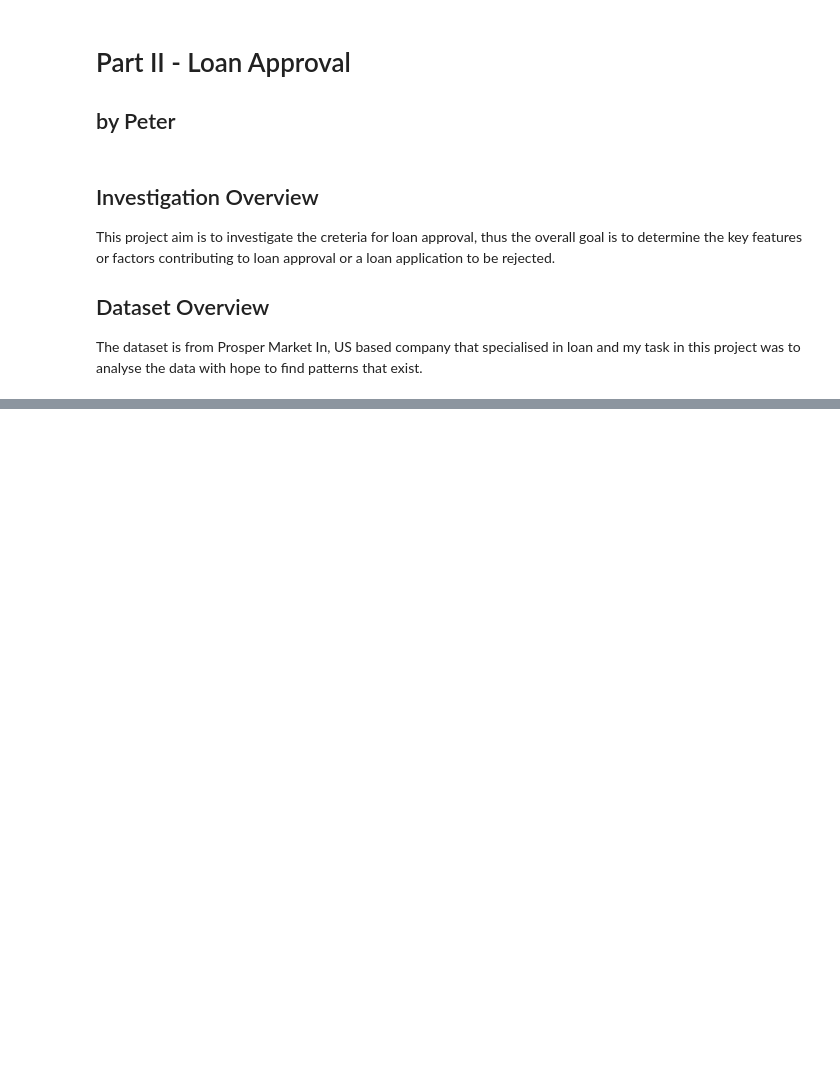
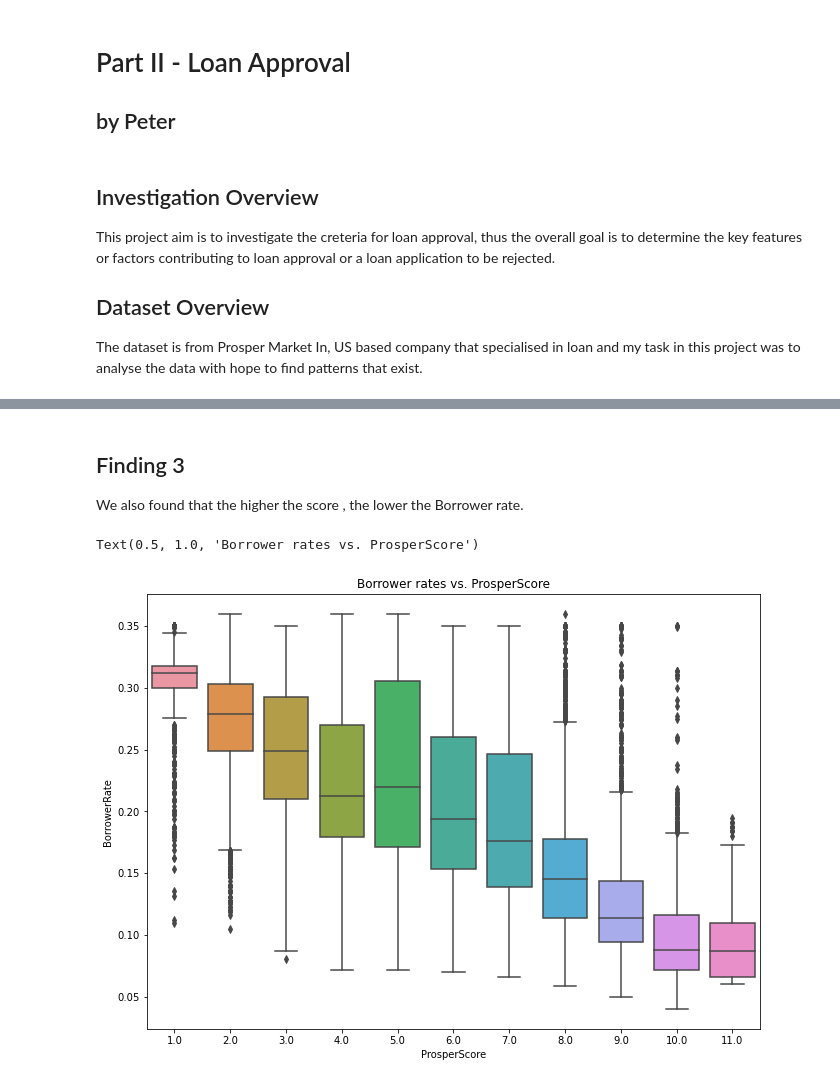
Before and after one commit to iampeterndumba/Loan-Approval, a Jupyter notebook: Bank Loan/Part_II_slide_deck.ipynb, the cells around one changed output, grey strips where cells are left out. Drawn from its saved outputs; the diff is of its cells as text; code cells hidden in the pictures; blank space fills up the shorter version.

```diff
--- a/Bank Loan/Part_II_slide_deck.ipynb
+++ b/Bank Loan/Part_II_slide_deck.ipynb
@@ -79,0 +62,11 @@ OSError: [WinError 10048] Only one usage of each socket address (protocol/networ
+# %% [markdown]
+## Finding 3
+We also found that the higher the score , the lower the Borrower rate.
+# %%
+plt.figure(figsize=[11, 8]);
+#base_color = sb.color_palette()[3];
+sb.boxplot(data = loan_data, x = 'ProsperScore', y = 'BorrowerRate');
+plt.title('Borrower rates vs. ProsperScore')
+# %% [output]
+Text(0.5, 1.0, 'Borrower rates vs. ProsperScore')
+[figure, added]
```
Also changed, not shown: parts of 11 cells of this notebook, 5 other files.
